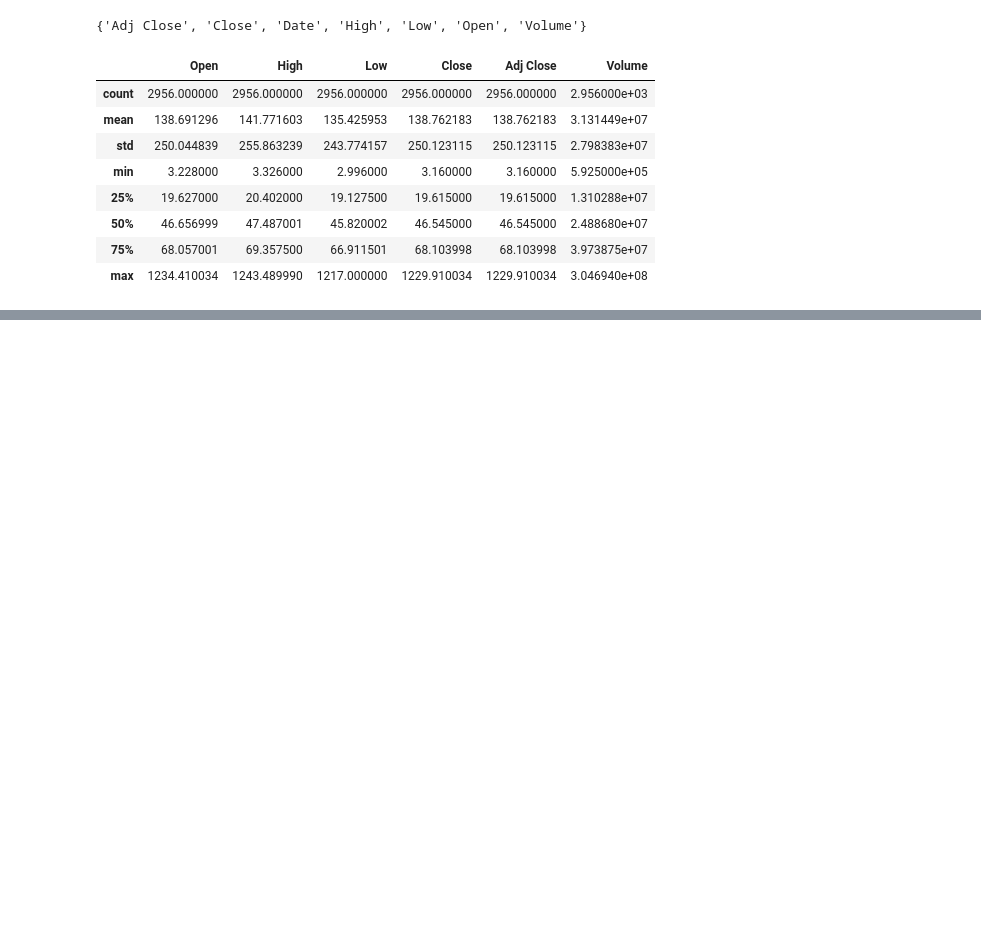
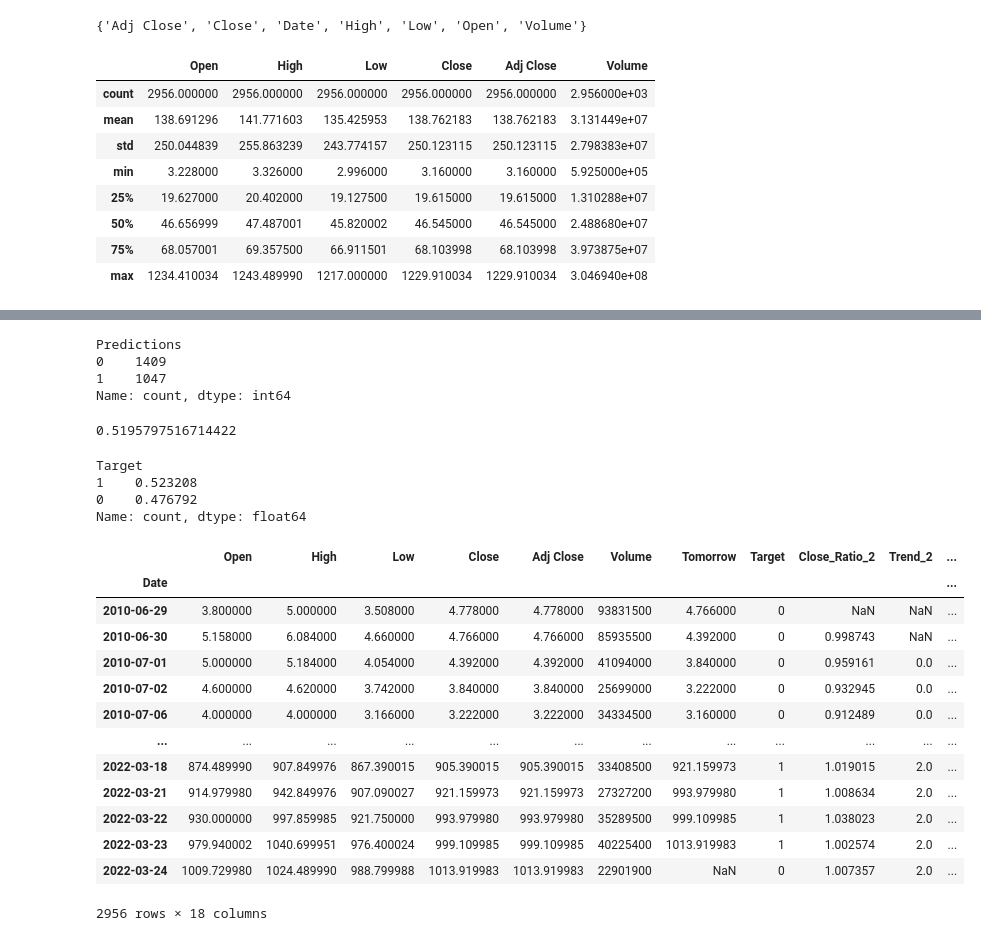
Before and after one commit to AnnikP/ML_projects, a Jupyter notebook: project3/tesla_stock.ipynb, the cells around one changed output, grey strips where cells are left out. Cells and saved outputs as stored; diff of their text form; code cells hidden in the pictures; blank space fills up the shorter version.

```diff
--- a/project3/tesla_stock.ipynb
+++ b/project3/tesla_stock.ipynb
@@ -57,0 +70,2 @@ data.plot.line(y="Close", use_index=True)
+# %%
+data["Tomorrow"] = data["Adj Close"].shift(-1)
@@ -57,0 +89,2 @@ data.plot.line(y="Close", use_index=True)
+# %%
+data["Target"] = (data["Tomorrow"] > data["Adj Close"]).astype(int)
@@ -57,0 +173,49 @@ data.plot.line(y="Close", use_index=True)
+# %%
+predictions["Predictions"].value_counts()
+# %% [output]
+Predictions
+0    1409
+1    1047
+Name: count, dtype: int64
+# %%
+precision_score(predictions["Target"], predictions["Predictions"])
+# %% [output]
+0.5195797516714422
+# %%
+predictions["Target"].value_counts() / predictions.shape[0]
+# %% [output]
+Target
+1    0.523208
+0    0.476792
+Name: count, dtype: float64
+# %%
+horizons = [2,5,60,250,500]
+new_predictors = []
+
+for horizon in horizons:
+    rolling_averages = data.rolling(horizon).mean()
+
+    ratio_column = f"Close_Ratio_{horizon}"
+    data[ratio_column] = data["Adj Close"] / rolling_averages["Adj Close"]
+
+    trend_column = f"Trend_{horizon}"
+    data[trend_column] = data.shift(1).rolling(horizon).sum()["Target"]
+
+    new_predictors += [ratio_column, trend_column]
+# %%
+data
+# %% [output]
+|  | Open | High | Low | Close | Adj Close | Volume | Tomorrow | Target | Close_Ratio_2 | Trend_2 | ... |
+| Date |  |  |  |  |  |  |  |  |  |  | ... |
+| 2010-06-29 | 3.800000 | 5.000000 | 3.508000 | 4.778000 | 4.778000 | 93831500 | 4.766000 | 0 | NaN | NaN | ... |
+| 2010-06-30 | 5.158000 | 6.084000 | 4.660000 | 4.766000 | 4.766000 | 85935500 | 4.392000 | 0 | 0.998743 | NaN | ... |
+| 2010-07-01 | 5.000000 | 5.184000 | 4.054000 | 4.392000 | 4.392000 | 41094000 | 3.840000 | 0 | 0.959161 | 0.0 | ... |
+| 2010-07-02 | 4.600000 | 4.620000 | 3.742000 | 3.840000 | 3.840000 | 25699000 | 3.222000 | 0 | 0.932945 | 0.0 | ... |
+| 2010-07-06 | 4.000000 | 4.000000 | 3.166000 | 3.222000 | 3.222000 | 34334500 | 3.160000 | 0 | 0.912489 | 0.0 | ... |
+| ... | ... | ... | ... | ... | ... | ... | ... | ... | ... | ... | ... |
+| 2022-03-18 | 874.489990 | 907.849976 | 867.390015 | 905.390015 | 905.390015 | 33408500 | 921.159973 | 1 | 1.019015 | 2.0 | ... |
+| 2022-03-21 | 914.979980 | 942.849976 | 907.090027 | 921.159973 | 921.159973 | 27327200 | 993.979980 | 1 | 1.008634 | 2.0 | ... |
+| 2022-03-22 | 930.000000 | 997.859985 | 921.750000 | 993.979980 | 993.979980 | 35289500 | 999.109985 | 1 | 1.038023 | 2.0 | ... |
+| 2022-03-23 | 979.940002 | 1040.699951 | 976.400024 | 999.109985 | 999.109985 | 40225400 | 1013.919983 | 1 | 1.002574 | 2.0 | ... |
+| 2022-03-24 | 1009.729980 | 1024.489990 | 988.799988 | 1013.919983 | 1013.919983 | 22901900 | NaN | 0 | 1.007357 | 2.0 | ... |
+2956 rows × 18 columns
```
Also changed, not shown: parts of 25 cells of this notebook, 1 other file.
